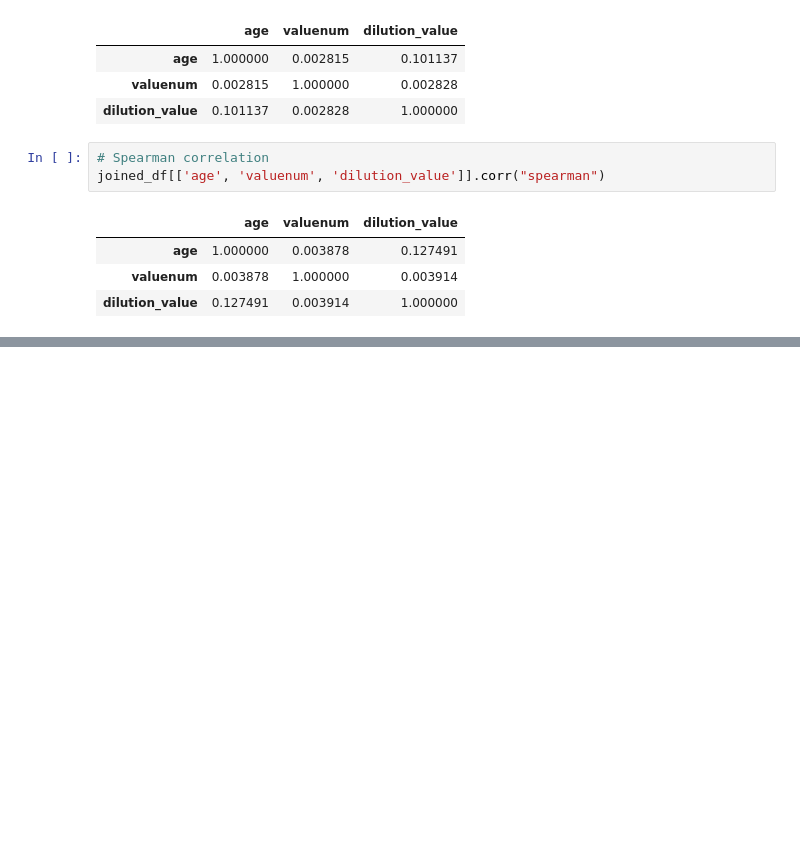
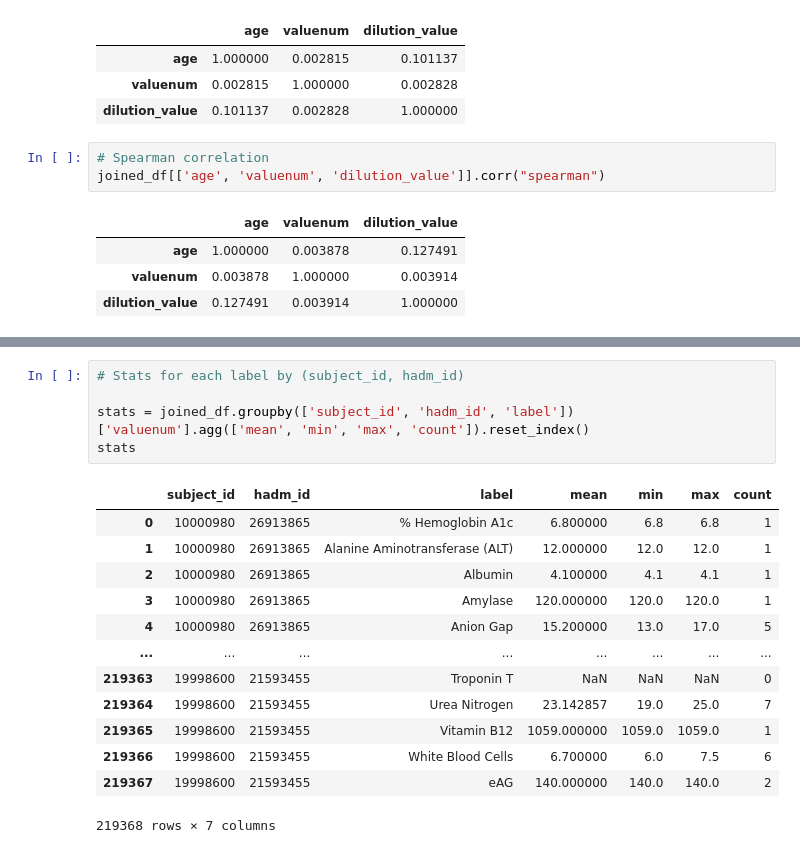
Before and after one commit to TommyTokk/DA4DH, a Jupyter notebook: notebooks/DataPreparation/join.ipynb, the cells around one changed output, grey strips where cells are left out. Drawn from its saved outputs; the diff is of its cells as text; blank space fills up the shorter version.

Commit message:
feat: Add features to the datasets 	- Abnormal flag ratio 	- Abnormal fluid count 	- Lab events count 	- Org. count 	- Antibiotic count 	- Resistant count 	- Label stats

```diff
--- a/notebooks/DataPreparation/join.ipynb
+++ b/notebooks/DataPreparation/join.ipynb
@@ -156,0 +236,19 @@ case_3[['ref_range_lower', 'ref_range_upper']]
+# %%
+# Stats for each label by (subject_id, hadm_id)
+
+stats = joined_df.groupby(['subject_id', 'hadm_id', 'label'])['valuenum'].agg(['mean', 'min', 'max', 'count']).reset_index()
+stats
+# %% [output]
+|  | subject_id | hadm_id | label | mean | min | max | count |
+| 0 | 10000980 | 26913865 | % Hemoglobin A1c | 6.800000 | 6.8 | 6.8 | 1 |
+| 1 | 10000980 | 26913865 | Alanine Aminotransferase (ALT) | 12.000000 | 12.0 | 12.0 | 1 |
+| 2 | 10000980 | 26913865 | Albumin | 4.100000 | 4.1 | 4.1 | 1 |
+| 3 | 10000980 | 26913865 | Amylase | 120.000000 | 120.0 | 120.0 | 1 |
+| 4 | 10000980 | 26913865 | Anion Gap | 15.200000 | 13.0 | 17.0 | 5 |
+| ... | ... | ... | ... | ... | ... | ... | ... |
+| 219363 | 19998600 | 21593455 | Troponin T | NaN | NaN | NaN | 0 |
+| 219364 | 19998600 | 21593455 | Urea Nitrogen | 23.142857 | 19.0 | 25.0 | 7 |
+| 219365 | 19998600 | 21593455 | Vitamin B12 | 1059.000000 | 1059.0 | 1059.0 | 1 |
+| 219366 | 19998600 | 21593455 | White Blood Cells | 6.700000 | 6.0 | 7.5 | 6 |
+| 219367 | 19998600 | 21593455 | eAG | 140.000000 | 140.0 | 140.0 | 2 |
+219368 rows × 7 columns
```
Also changed, not shown: parts of 7 cells of this notebook.
